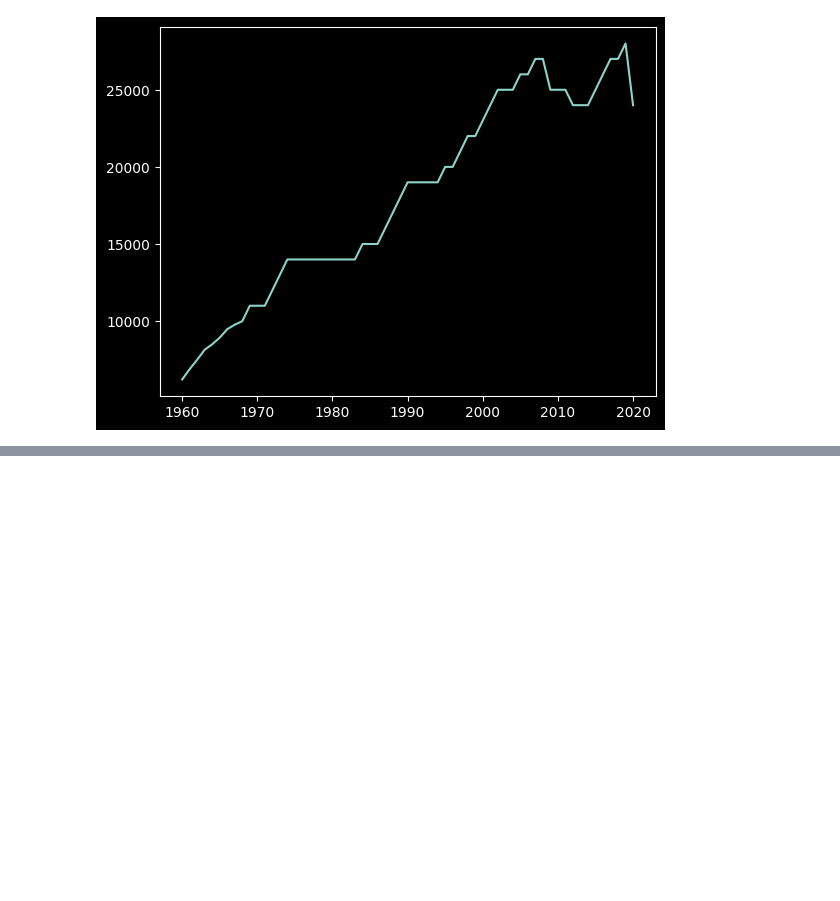
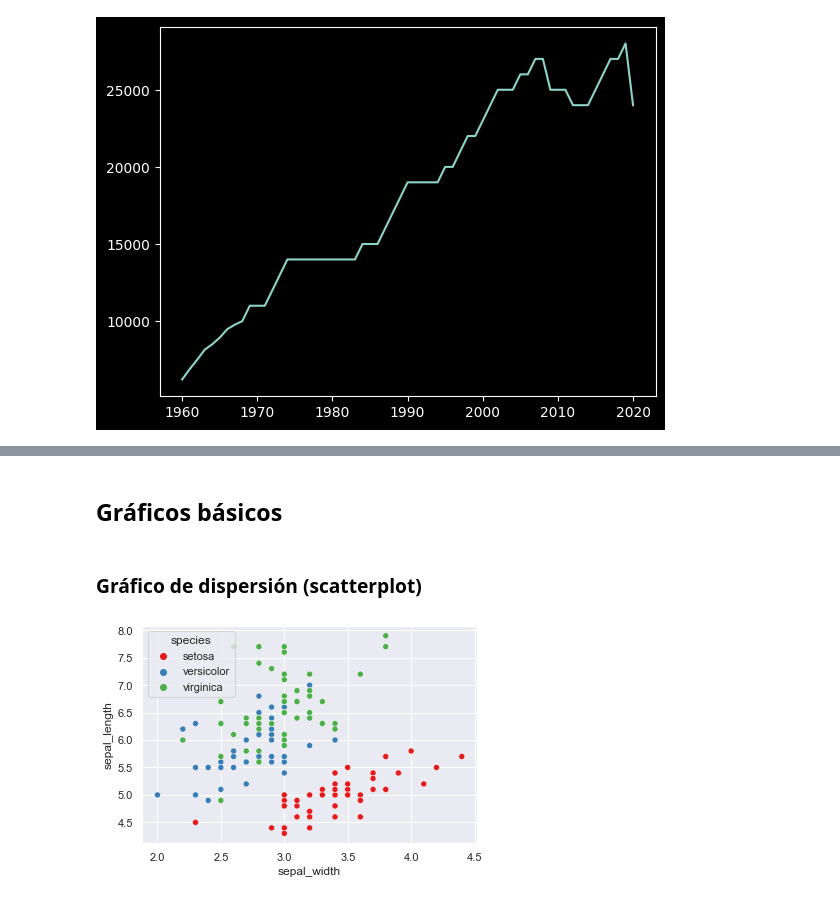
Before and after one commit to fjgarciaes/visualizacion_ironhack_19_01_2023, a Jupyter notebook: Seminario_visualizacion_Ironhack_19_01_2023.ipynb, the cells around one changed output, grey strips where cells are left out. Saved outputs shown, nothing was run; the diff lists cells and outputs as text; code cells hidden in the pictures; blank space fills up the shorter version.

```diff
--- a/Seminario_visualizacion_Ironhack_19_01_2023.ipynb
+++ b/Seminario_visualizacion_Ironhack_19_01_2023.ipynb
@@ -461,0 +536,14 @@ mpl.rcParams.update(mpl.rcParamsDefault);
+# %% [markdown]
+## Gráficos básicos
+# %% [markdown]
+### Gráfico de dispersión (scatterplot)
+# %%
+sns.scatterplot(
+    data = iris,
+    x = 'sepal_width',
+    y = 'sepal_length',
+    hue = 'species', # Distinguir colores por especie
+    palette = 'Set1' # Definir colores
+    );
+# %% [output]
+[figure, added]
```
Also changed, not shown: parts of 128 cells of this notebook, 10 other files.
